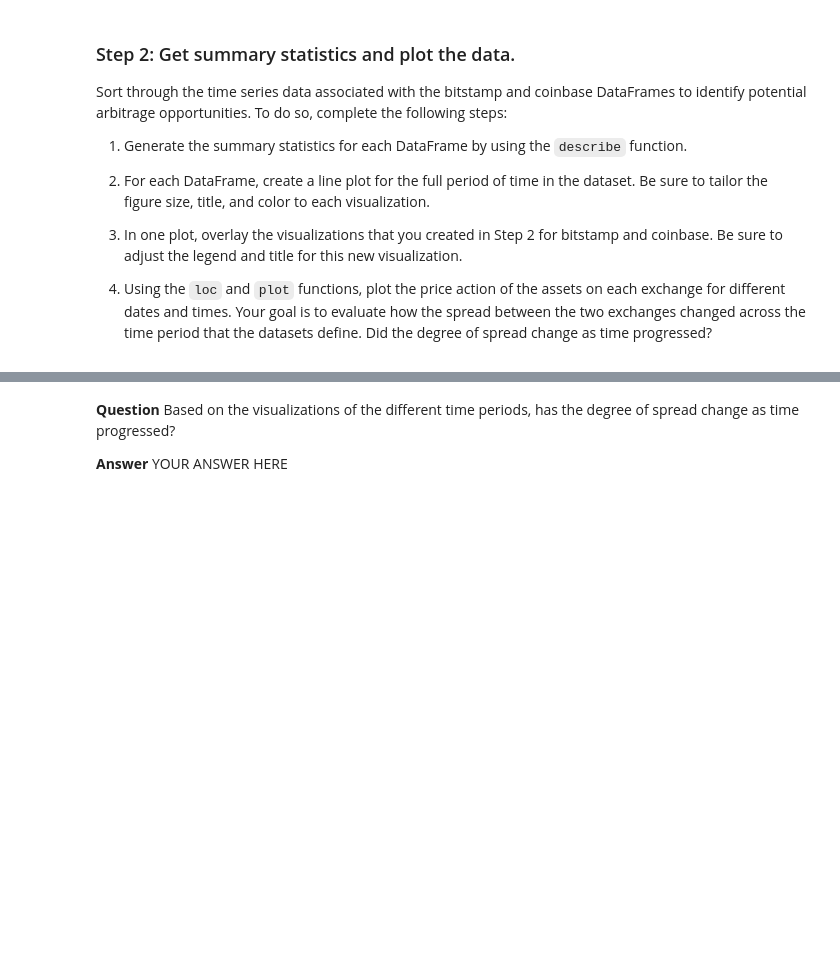
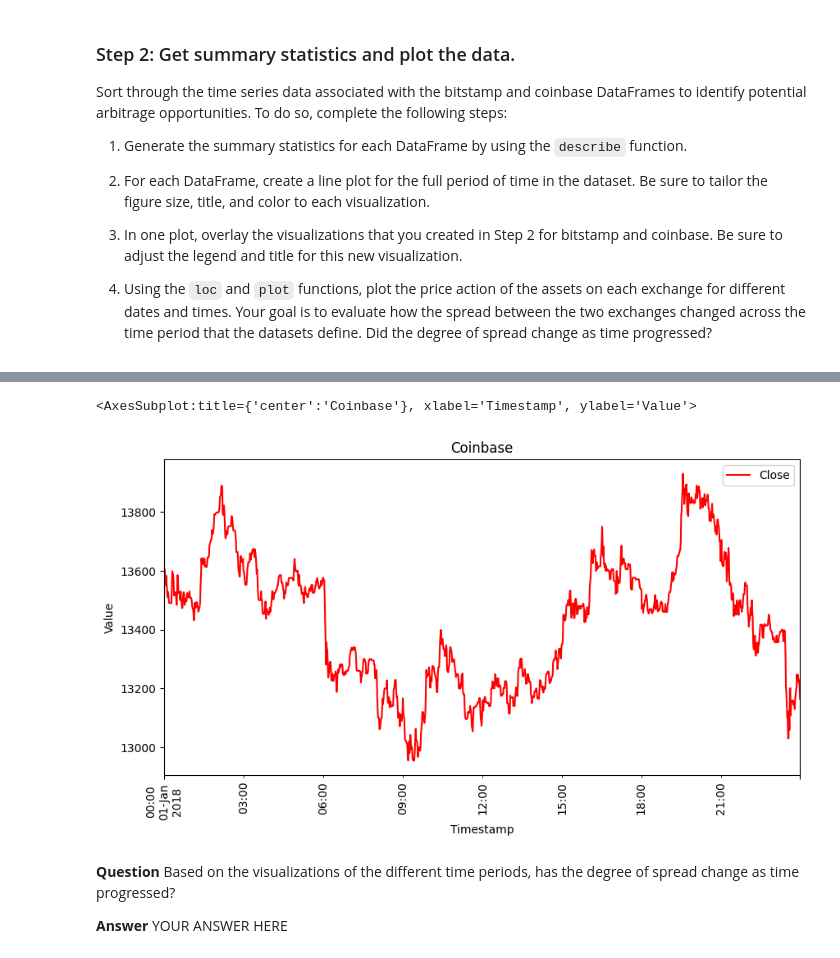
Before and after one commit to jha-ayush/ucb_fintech, a Jupyter notebook: Module_03_Quantitative_analysis_arbitrage_jupyterlab/crypto_arbitrage.ipynb, the cells around one changed output, grey strips where cells are left out. Cells and saved outputs as stored; diff of their text form; code cells hidden in the pictures; blank space fills up the shorter version.

```diff
--- a/Module_03_Quantitative_analysis_arbitrage_jupyterlab/crypto_arbitrage.ipynb
+++ b/Module_03_Quantitative_analysis_arbitrage_jupyterlab/crypto_arbitrage.ipynb
@@ -230,3 +287,5 @@ coinbase_df.isnull().mean()
 # %%
-coinbase_df=bitstamp_df.dropna()
+coinbase_df=coinbase_df.dropna()
 coinbase_df.dropna(inplace=True)
+
+coinbase_df.head(10)
@@ -236,0 +305,9 @@ coinbase_df.duplicated().sum()
+# %%
+# Use the str.replace function to remove the dollar sign, $
+# YOUR CODE HERE
+coinbase_df["Close"]=coinbase_df["Close"].str.replace("$","")
+# %%
+# Convert the Close data type to a float
+# YOUR CODE HERE
+coinbase_df["Close"]=coinbase_df["Close"].astype("float")
+coinbase_df.dtypes
@@ -263,6 +365,8 @@ bitstamp_sliced = # YOUR CODE HERE
 # %%
 # Use loc or iloc to select `Timestamp (the index)` and `Close` from coinbase DataFrame
-coinbase_sliced = # YOUR CODE HERE
+# YOUR CODE HERE
+coinbase_sliced = coinbase_df.loc["2018-01-01","Close"]
 
 # Review the first five rows of the DataFrame
 # YOUR CODE HERE
+coinbase_sliced.head(5)
@@ -294,8 +429,11 @@ bitstamp_def.plot(kind="line")
 # %%
 # Create a line plot for the coinbase DataFrame for the full length of time in the dataset
 # Be sure that the figure size, title, and color are tailored to each visualization
 # YOUR CODE HERE
-coinbase_df.plot(kind="line")
+coinbase_sliced.plot(figsize=(10,5),rot=(90),kind="line",title="Coinbase",xlabel="Timestamp", ylabel="Value",legend=True,color="red")
+# %% [output]
+<AxesSubplot:title={'center':'Coinbase'}, xlabel='Timestamp', ylabel='Value'>
+[figure, added]
 # %%
 # Overlay the visualizations for the bitstamp and coinbase DataFrames in one plot
 # The plot should visualize the prices over the full lenth of the dataset
```
Also changed, not shown: parts of 17 cells of this notebook.
